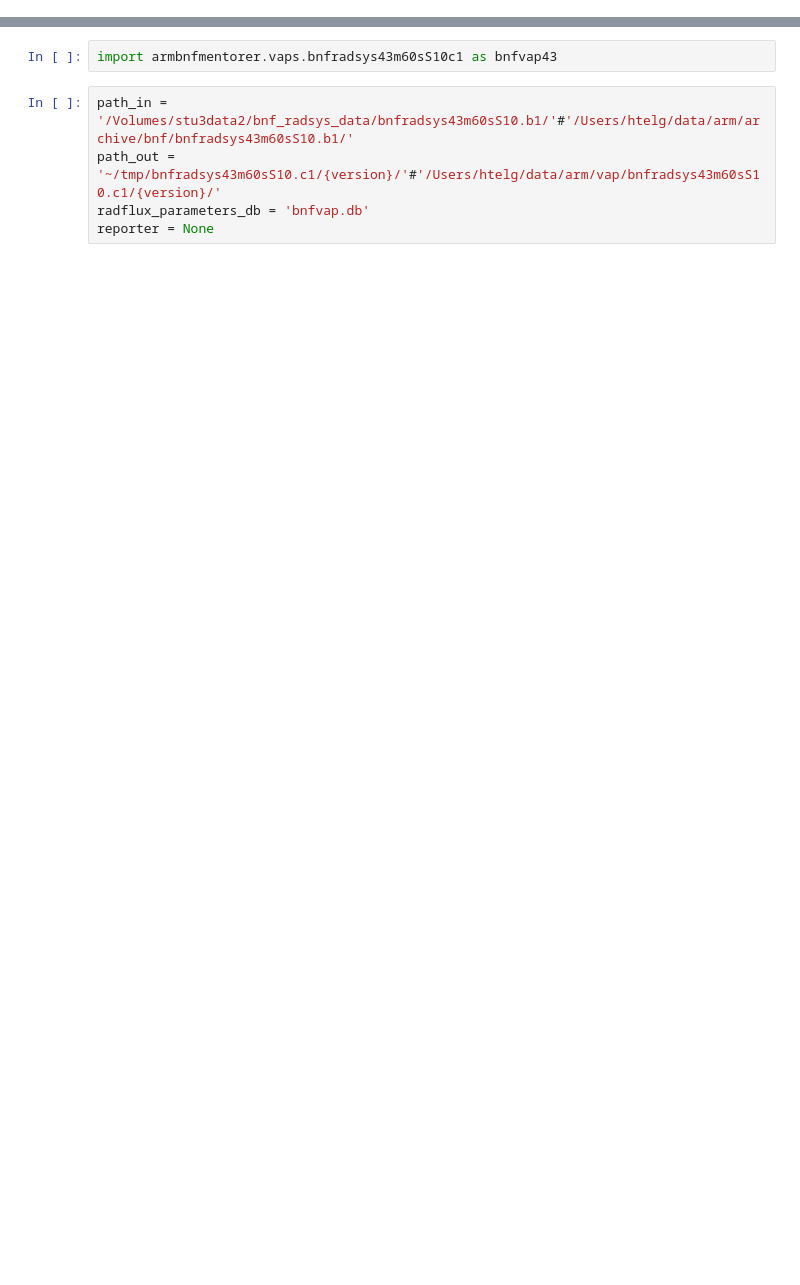
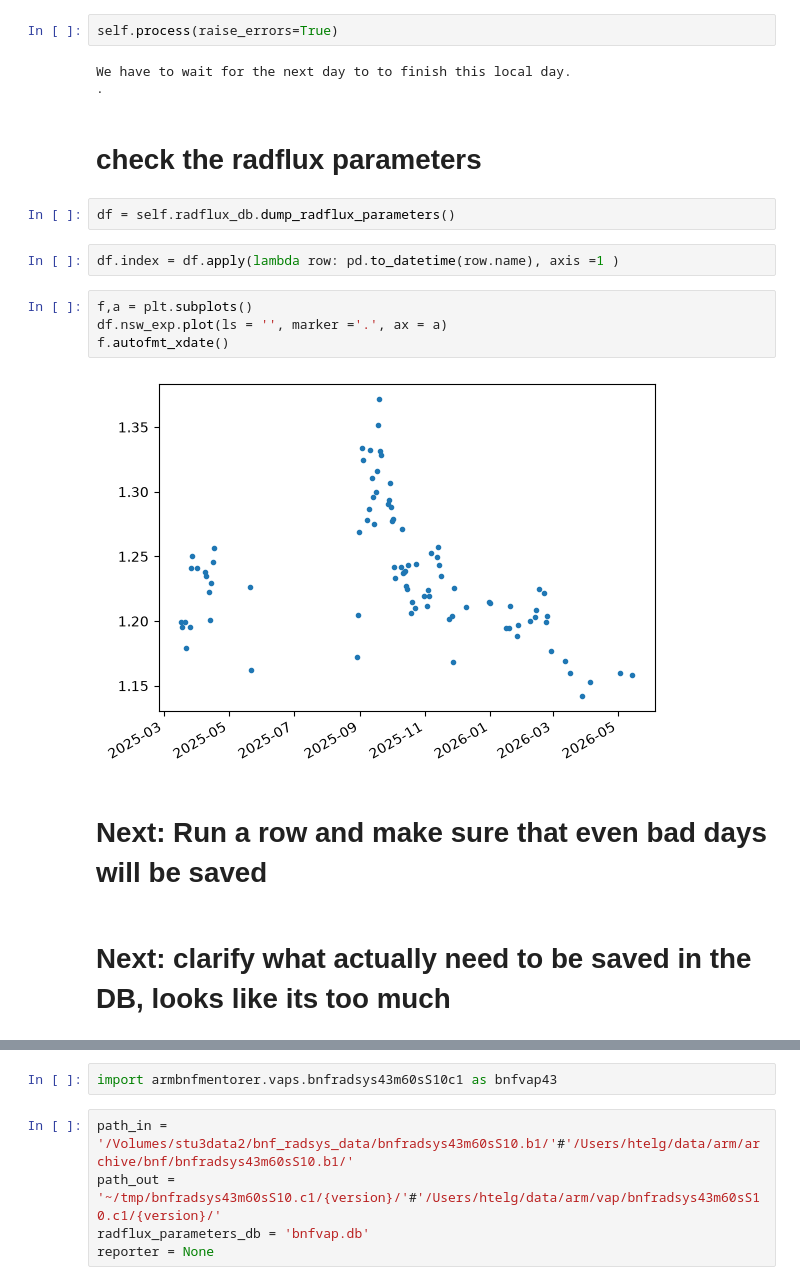
Before and after one commit to HagenTelg/armbnfmentorer, a Jupyter notebook: notebooks/vap_development.ipynb, the cells around one changed output, grey strips where cells are left out. Saved outputs shown, nothing was run; the diff lists cells and outputs as text; blank space fills up the shorter version.

Commit message:
new: radflux clearsky product

```diff
--- a/notebooks/vap_development.ipynb
+++ b/notebooks/vap_development.ipynb
@@ -0,0 +34,21 @@
+# %%
+self.process(raise_errors=True)
+# %% [output]
+We have to wait for the next day to to finish this local day.
+.
+# %% [markdown]
+# check the radflux parameters
+# %%
+df = self.radflux_db.dump_radflux_parameters()
+# %%
+df.index = df.apply(lambda row: pd.to_datetime(row.name), axis =1 )
+# %%
+f,a = plt.subplots()
+df.nsw_exp.plot(ls = '', marker ='.', ax = a)
+f.autofmt_xdate()
+# %% [output]
+[figure, added]
+# %% [markdown]
+# Next: Run a row and make sure that even bad days will be saved
+# %% [markdown]
+# Next: clarify what actually need to be saved in the DB, looks like its too much
```
Also changed, not shown: parts of 34 cells of this notebook, 2 other files.
